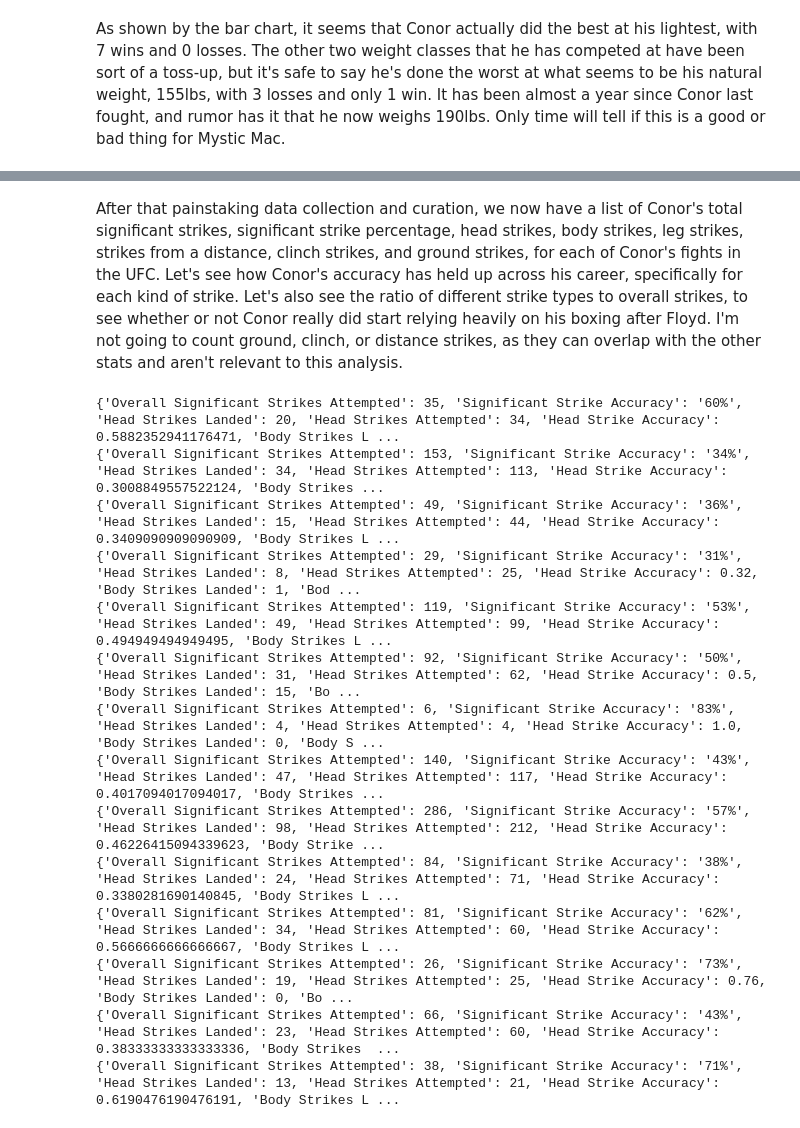
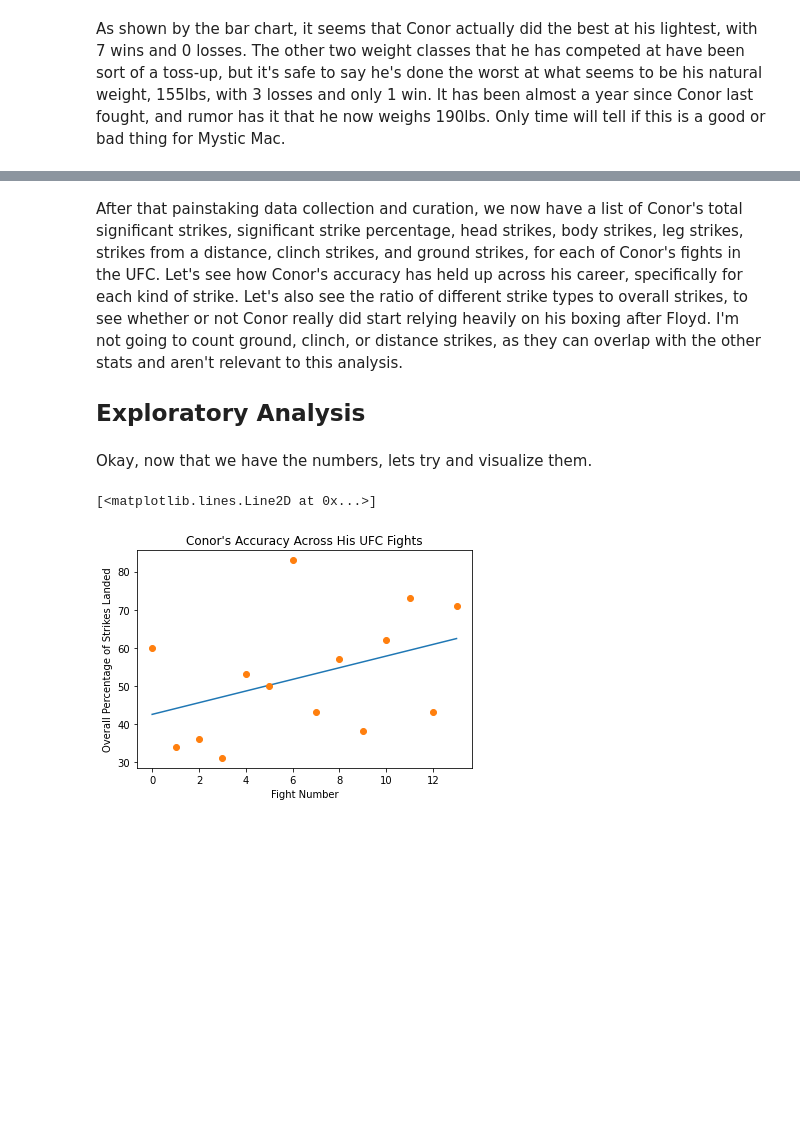
Before and after one commit to FZA002/FZA002.github.io, a Jupyter notebook: FinalProject.ipynb, the cells around one changed output, grey strips where cells are left out. Saved outputs shown, nothing was run; the diff lists cells and outputs as text; code cells hidden in the pictures; blank space fills up the shorter version.

```diff
--- a/FinalProject.ipynb
+++ b/FinalProject.ipynb
@@ -226,9 +212,12 @@ all_stats
 # %% [markdown]
 After that painstaking data collection and curation, we now have a list of Conor's total significant strikes, significant strike percentage, head strikes, body strikes, leg strikes, strikes from a distance, clinch strikes, and ground strikes, for each of Conor's fights in the UFC. Let's see how Conor's accuracy has held up across his career, specifically for each kind of strike. Let's also see the ratio of different strike types to overall strikes, to see whether or not Conor really did start relying heavily on his boxing after Floyd. I'm not going to count ground, clinch, or distance strikes, as they can overlap with the other stats and aren't relevant to this analysis.
+
+## Exploratory Analysis
 # %%
 import re
 
 # Iterate through the stats for each of Conor's fights
+all_fights = []
 for fight in all_stats:
     this_fight = {}
     fight = fight[:5] # Get rid of the stats we don't care about
@@ -248,18 +237,26 @@ for fight in all_stats:
         this_fight["Leg Strike Accuracy"] = 0.0
     else:
         this_fight["Leg Strike Accuracy"] = this_fight["Leg Strikes Landed"] / this_fight["Leg Strikes Attempted"]
+
+    all_fights += [this_fight]
-# %% [output]
-{'Overall Significant Strikes Attempted': 35, 'Significant Strike Accuracy': '60%', 'Head Strikes Landed': 20, 'Head Strikes Attempted': 34, 'Head Strike Accuracy': 0.5882352941176471, 'Body Strikes L ...
-{'Overall Significant Strikes Attempted': 153, 'Significant Strike Accuracy': '34%', 'Head Strikes Landed': 34, 'Head Strikes Attempted': 113, 'Head Strike Accuracy': 0.3008849557522124, 'Body Strikes ...
-{'Overall Significant Strikes Attempted': 49, 'Significant Strike Accuracy': '36%', 'Head Strikes Landed': 15, 'Head Strikes Attempted': 44, 'Head Strike Accuracy': 0.3409090909090909, 'Body Strikes L ...
-{'Overall Significant Strikes Attempted': 29, 'Significant Strike Accuracy': '31%', 'Head Strikes Landed': 8, 'Head Strikes Attempted': 25, 'Head Strike Accuracy': 0.32, 'Body Strikes Landed': 1, 'Bod ...
-{'Overall Significant Strikes Attempted': 119, 'Significant Strike Accuracy': '53%', 'Head Strikes Landed': 49, 'Head Strikes Attempted': 99, 'Head Strike Accuracy': 0.494949494949495, 'Body Strikes L ...
-{'Overall Significant Strikes Attempted': 92, 'Significant Strike Accuracy': '50%', 'Head Strikes Landed': 31, 'Head Strikes Attempted': 62, 'Head Strike Accuracy': 0.5, 'Body Strikes Landed': 15, 'Bo ...
-{'Overall Significant Strikes Attempted': 6, 'Significant Strike Accuracy': '83%', 'Head Strikes Landed': 4, 'Head Strikes Attempted': 4, 'Head Strike Accuracy': 1.0, 'Body Strikes Landed': 0, 'Body S ...
-{'Overall Significant Strikes Attempted': 140, 'Significant Strike Accuracy': '43%', 'Head Strikes Landed': 47, 'Head Strikes Attempted': 117, 'Head Strike Accuracy': 0.4017094017094017, 'Body Strikes ...
-{'Overall Significant Strikes Attempted': 286, 'Significant Strike Accuracy': '57%', 'Head Strikes Landed': 98, 'Head Strikes Attempted': 212, 'Head Strike Accuracy': 0.46226415094339623, 'Body Strike ...
-{'Overall Significant Strikes Attempted': 84, 'Significant Strike Accuracy': '38%', 'Head Strikes Landed': 24, 'Head Strikes Attempted': 71, 'Head Strike Accuracy': 0.3380281690140845, 'Body Strikes L ...
-{'Overall Significant Strikes Attempted': 81, 'Significant Strike Accuracy': '62%', 'Head Strikes Landed': 34, 'Head Strikes Attempted': 60, 'Head Strike Accuracy': 0.5666666666666667, 'Body Strikes L ...
-{'Overall Significant Strikes Attempted': 26, 'Significant Strike Accuracy': '73%', 'Head Strikes Landed': 19, 'Head Strikes Attempted': 25, 'Head Strike Accuracy': 0.76, 'Body Strikes Landed': 0, 'Bo ...
-{'Overall Significant Strikes Attempted': 66, 'Significant Strike Accuracy': '43%', 'Head Strikes Landed': 23, 'Head Strikes Attempted': 60, 'Head Strike Accuracy': 0.38333333333333336, 'Body Strikes  ...
-{'Overall Significant Strikes Attempted': 38, 'Significant Strike Accuracy': '71%', 'Head Strikes Landed': 13, 'Head Strikes Attempted': 21, 'Head Strike Accuracy': 0.6190476190476191, 'Body Strikes L ...
+# %% [markdown]
+Okay, now that we have the numbers, lets try and visualize them.
+# %%
+# First plot Conor's accuracy over his fights
+X = np.arange(len(all_fights))
+mlp.title("Conor's Accuracy Across His UFC Fights")
+mlp.ylabel("Overall Percentage of Strikes Landed")
+mlp.xlabel("Fight Number")
+
+# Get all of Conor's fight accuracies
+accuracies = []
+for fight in all_fights:
+    accuracies += [int(fight["Significant Strike Accuracy"][0:2])]
+
+# Add linear regression model and plot
+a, b = np.polyfit(X, accuracies, 1)
+mlp.plot(X, a*X+b)
+mlp.plot(X, accuracies, "o")
+# %% [output]
+[<matplotlib.lines.Line2D at 0x...>]
+[figure, added]
```
Also changed, not shown: parts of 10 cells of this notebook, 1 other file.
